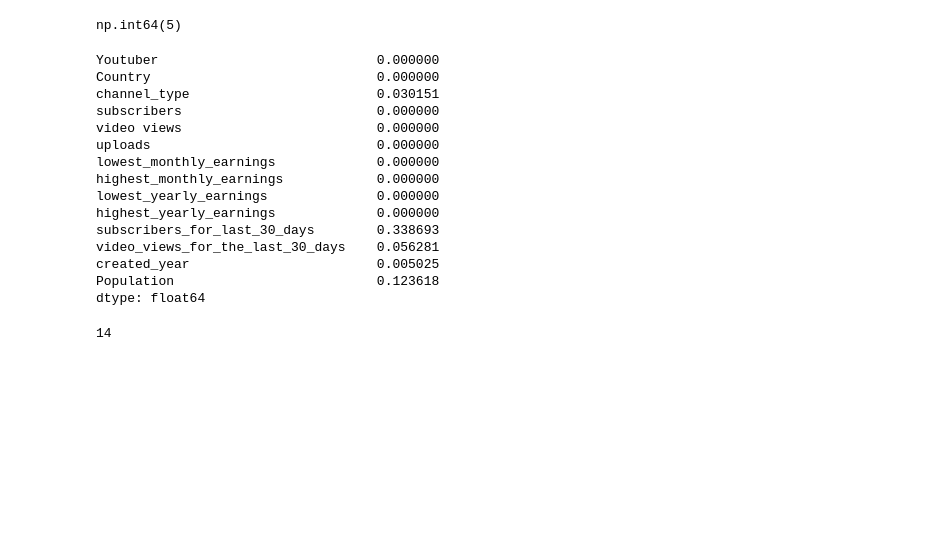
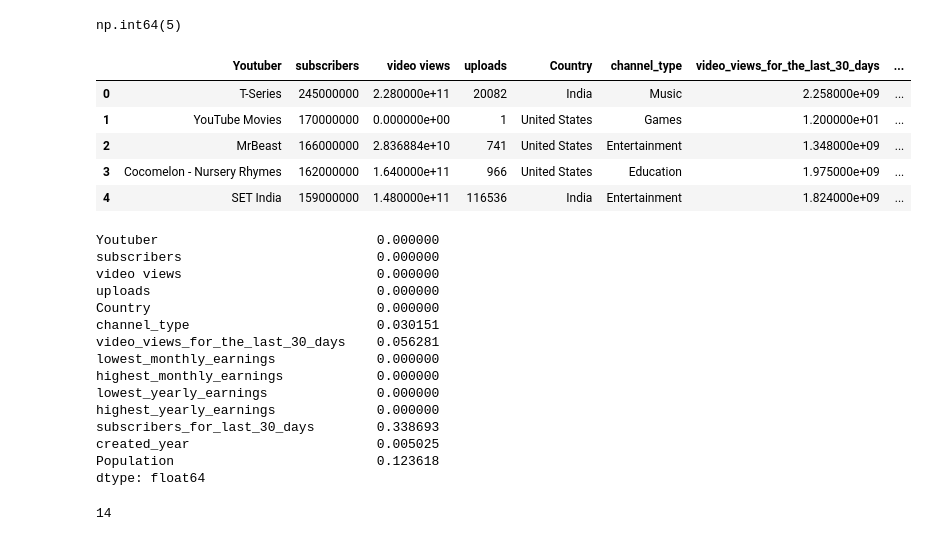
Before and after one commit to elmoujahidayoub171/Youtube-analysis-project, a Jupyter notebook: notebooks/AnalyseMultivarie_0.ipynb, the cells around one changed output. Saved outputs shown, nothing was run; the diff lists cells and outputs as text; code cells hidden in the pictures; blank space fills up the shorter version.

Commit message:
update multivariate analysis notebook

```diff
--- a/notebooks/AnalyseMultivarie_0.ipynb
+++ b/notebooks/AnalyseMultivarie_0.ipynb
@@ -27,24 +27,32 @@ np.int64(5)
 Analysis_cols_V2 = ["Youtuber","Country","channel_type","subscribers","video views","uploads","lowest_monthly_earnings","highest_monthly_earnings","lowest_yearly_earnings","highest_yearly_earnings",
                  "subscribers_for_last_30_days","video_views_for_the_last_30_days","created_year","Population"]
 # %%
-df =df[Analysis_cols_V2]
+df =pd.read_csv("/home/umoujahid/visualisation_project/data/Global-YouTube-Statistics_duplicates_dropped.csv",encoding="ISO-8859-1",usecols=Analysis_cols_V2)
+df.head()
+# %% [output]
+|  | Youtuber | subscribers | video views | uploads | Country | channel_type | video_views_for_the_last_30_days | ... |
+| 0 | T-Series | 245000000 | 2.280000e+11 | 20082 | India | Music | 2.258000e+09 | ... |
+| 1 | YouTube Movies | 170000000 | 0.000000e+00 | 1 | United States | Games | 1.200000e+01 | ... |
+| 2 | MrBeast | 166000000 | 2.836884e+10 | 741 | United States | Entertainment | 1.348000e+09 | ... |
+| 3 | Cocomelon - Nursery Rhymes | 162000000 | 1.640000e+11 | 966 | United States | Education | 1.975000e+09 | ... |
+| 4 | SET India | 159000000 | 1.480000e+11 | 116536 | India | Entertainment | 1.824000e+09 | ... |
 # %%
 df["Country"] = df["Country"].fillna("Unknown")
 # %%
 df.isna().mean()
 # %% [output]
 Youtuber                            0.000000
-Country                             0.000000
-channel_type                        0.030151
 subscribers                         0.000000
 video views                         0.000000
 uploads                             0.000000
+Country                             0.000000
+channel_type                        0.030151
+video_views_for_the_last_30_days    0.056281
 lowest_monthly_earnings             0.000000
 highest_monthly_earnings            0.000000
 lowest_yearly_earnings              0.000000
 highest_yearly_earnings             0.000000
 subscribers_for_last_30_days        0.338693
-video_views_for_the_last_30_days    0.056281
 created_year                        0.005025
 Population                          0.123618
 dtype: float64
```
